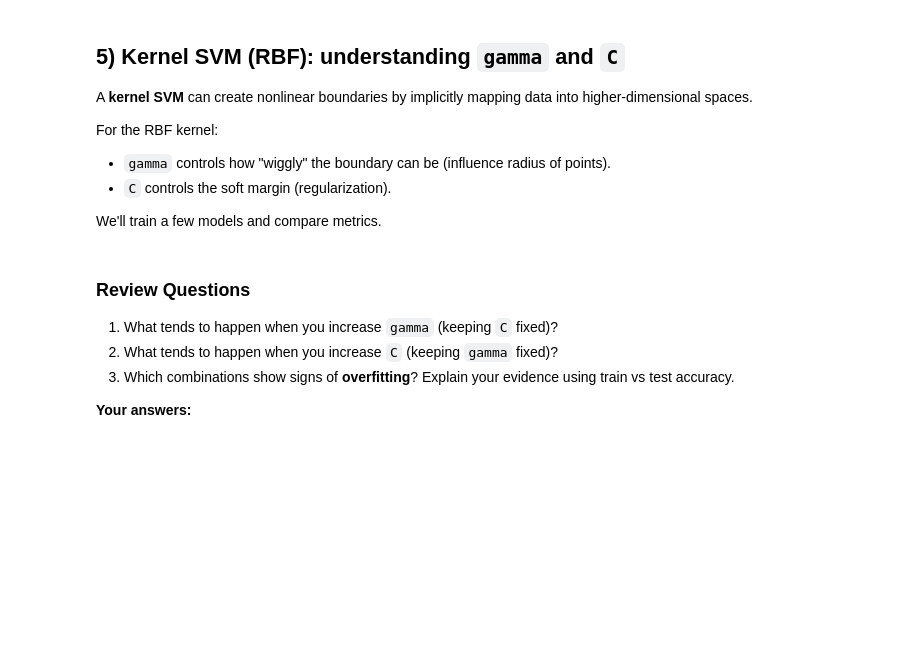
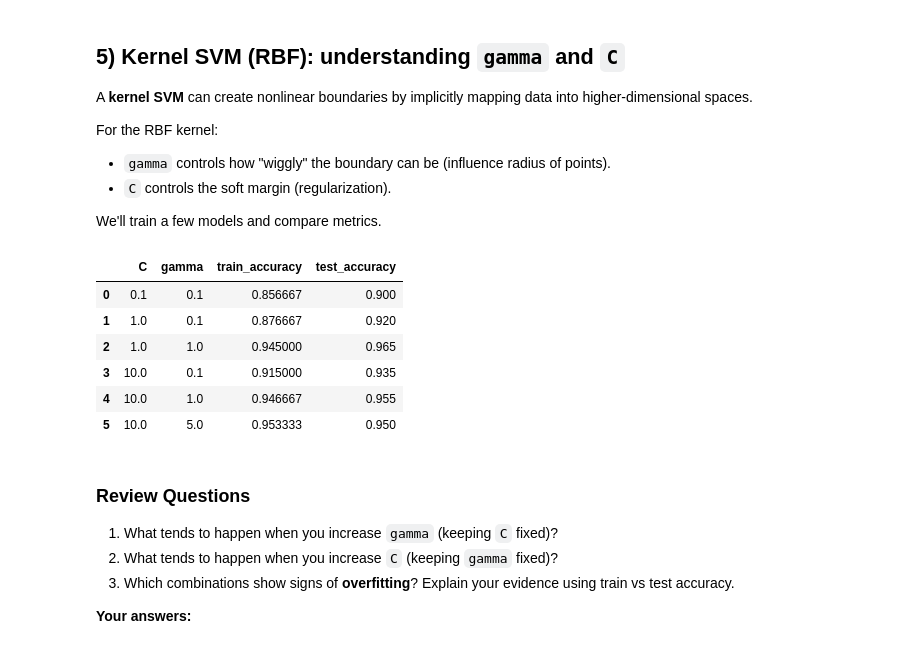
Before and after one commit to lubaochuan/ml_python, a Jupyter notebook: HOML_chapter5_assignment.ipynb, the cells around one changed output. Cells and saved outputs as stored; diff of their text form; code cells hidden in the pictures; blank space fills up the shorter version.

```diff
--- a/HOML_chapter5_assignment.ipynb
+++ b/HOML_chapter5_assignment.ipynb
@@ -167,23 +197,31 @@ We'll train a few models and compare metrics.
 # %%
 Xm_train, Xm_test, ym_train, ym_test = train_test_split(
     X_moons, y_moons, test_size=0.25, stratify=y_moons, random_state=42
 )
 
 def train_eval_svc(C, gamma):
     model = Pipeline([
         ("scaler", StandardScaler()),
         ("svm", SVC(kernel="rbf", C=C, gamma=gamma, random_state=42))
     ])
     model.fit(Xm_train, ym_train)
     return model.score(Xm_train, ym_train), model.score(Xm_test, ym_test)
 
-settings = [(0.1, 0.1), (1.0, 0.1), (1.0, 1.0), (10.0, 0.1), (10.0, 1.0)]
+settings = [(0.1, 0.1), (1.0, 0.1), (1.0, 1.0), (10.0, 0.1), (10.0, 1.0), (10.0, 5.0)]
 rows = []
 for C, gamma in settings:
     tr, te = train_eval_svc(C, gamma)
     rows.append((C, gamma, tr, te))
 
 pd.DataFrame(rows, columns=["C", "gamma", "train_accuracy", "test_accuracy"])
+# %% [output]
+|  | C | gamma | train_accuracy | test_accuracy |
+| 0 | 0.1 | 0.1 | 0.856667 | 0.900 |
+| 1 | 1.0 | 0.1 | 0.876667 | 0.920 |
+| 2 | 1.0 | 1.0 | 0.945000 | 0.965 |
+| 3 | 10.0 | 0.1 | 0.915000 | 0.935 |
+| 4 | 10.0 | 1.0 | 0.946667 | 0.955 |
+| 5 | 10.0 | 5.0 | 0.953333 | 0.950 |
 # %% [markdown]
 ### Review Questions
 1. What tends to happen when you increase `gamma` (keeping `C` fixed)?
```
Also changed, not shown: parts of 7 cells of this notebook.
